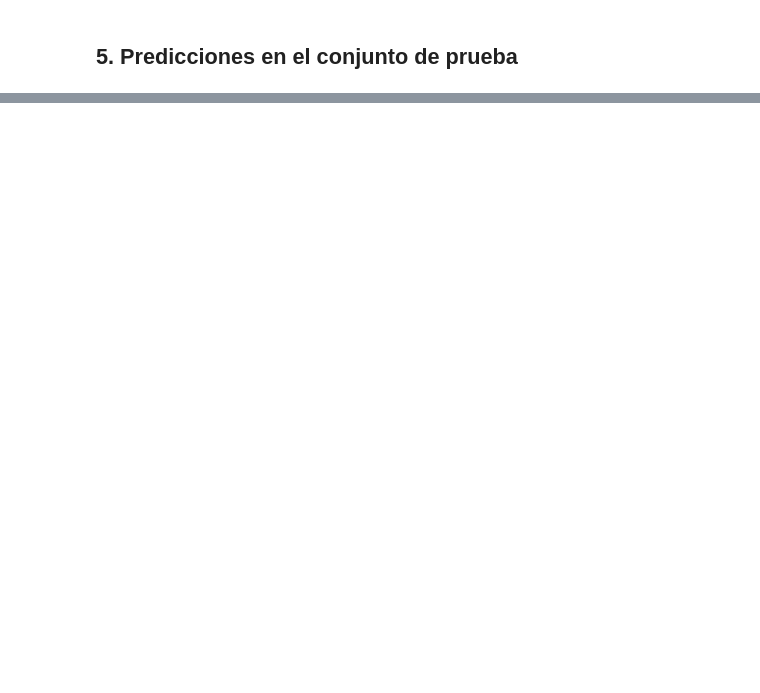
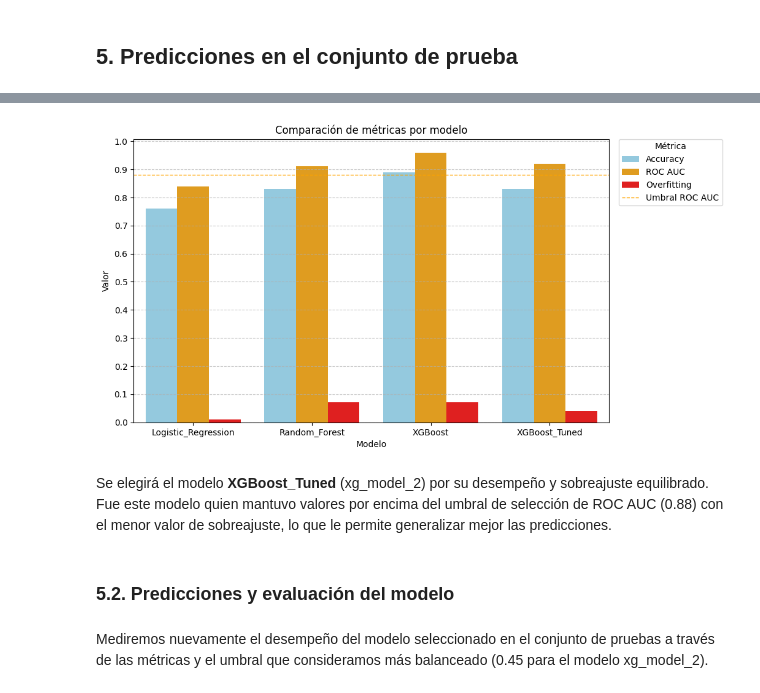
Before and after one commit to AndresCalvete-DataScientist/interconnect-customer-churn-prediction, a Jupyter notebook: notebooks/eda.ipynb, the cells around one changed output, grey strips where cells are left out. Drawn from its saved outputs; the diff is of its cells as text; code cells hidden in the pictures; blank space fills up the shorter version.

Commit message:
Finalizacion, resultados y conclusiones del notebook

```diff
--- a/notebooks/eda.ipynb
+++ b/notebooks/eda.ipynb
@@ -1584,0 +1590,15 @@ Gracias al ajuste de hiperparámetros logramos reducir el sobreajuste del modelo
+# %%
+# Resumen del desempeño de todos los modelos
+model_summary = pd.DataFrame()
+
+for model_name, results, overfit in zip(
+    ['Logistic_Regression', 'Random_Forest', 'XGBoost', 'XGBoost_Tuned'],
+    [lr_results, rfc_results, xg_results, xg_results_2],
+    [0.01, 0.07, 0.07, 0.04]
+):
+    model = results.drop('Threshold').drop('train', axis=1).rename(columns={'valid': model_name})
+    model.loc['Overfitting', model_name] = overfit
+    model_summary = pd.concat([model_summary, model], axis=1)
+
+model_summary = model_summary.transpose()
+model_summary
@@ -1585,3 +1611,53 @@ Gracias al ajuste de hiperparámetros logramos reducir el sobreajuste del modelo
+# %%
+# Pasar de formato ancho a largo
+df_long = model_summary[['Accuracy', 'ROC AUC', 'Overfitting']].reset_index().melt(
+    id_vars='index',
+    var_name='Métrica',
+    value_name='Valor'
+)
+
+# Mapa de colores personalizado para cada métrica
+palette = {
+    'Accuracy': 'skyblue',
+    'ROC AUC': 'orange',
+    'Overfitting': 'red'
+}
+
+# Gráfico
+plt.figure(figsize=(10, 6))
+sns.barplot(
+    data=df_long,
+    x='index',
+    y='Valor',
+    hue='Métrica',
+    palette=palette
+)
+
+# Linea de umbral para ROC AUC
+plt.axhline(y=0.88, color='orange', linestyle='--', linewidth=1, label='Umbral ROC AUC')
+
+# Etiquetas y titulos
+plt.xticks(rotation=0)
+plt.yticks(np.arange(0, 1.1, 0.1))
+plt.xlabel('Modelo')
+plt.ylabel('Valor')
+plt.title('Comparación de métricas por modelo')
+plt.legend(
+    title='Métrica',
+    bbox_to_anchor=(1.02, 1),
+    loc='upper left',
+    borderaxespad=0.
+)
+plt.grid(axis='y', linestyle='--', alpha=0.7)
+plt.show()
+# %% [output]
+[figure, added]
+# %% [markdown]
+Se elegirá el modelo **XGBoost_Tuned** (xg_model_2) por su desempeño y sobreajuste equilibrado. Fue este modelo quien mantuvo valores por encima del umbral de selección de ROC AUC (0.88) con el menor valor de sobreajuste, lo que le permite generalizar mejor las predicciones.
+# %% [markdown]
+### 5.2. Predicciones y evaluación del modelo <a id='model_eval'></a>
+# %% [markdown]
+Mediremos nuevamente el desempeño del modelo seleccionado en el conjunto de pruebas a través de las métricas y el umbral que consideramos más balanceado (0.45 para el modelo xg_model_2).
 # %%
 # Definición de una función para evaluar los modelos a través de diferentes métricas
 import sklearn.metrics as metrics
```
Also changed, not shown: parts of 23 cells of this notebook.
